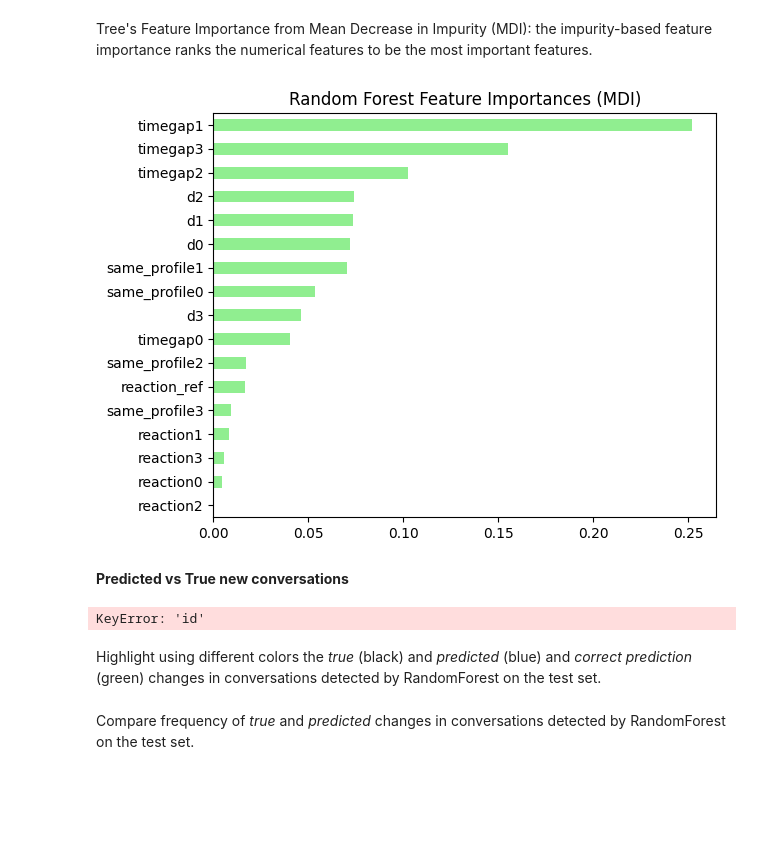
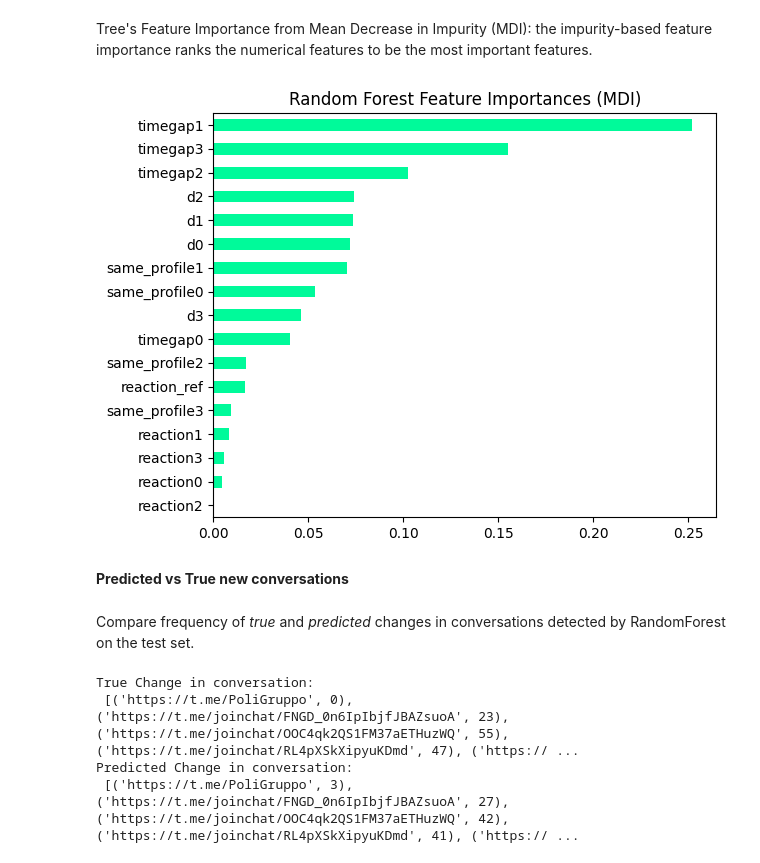
Before and after one commit to amirmosio/telegram-event-detection, a Jupyter notebook: data_analysis/result_analysis.ipynb, the cells around one changed output. Saved outputs shown, nothing was run; the diff lists cells and outputs as text; code cells hidden in the pictures; blank space fills up the shorter version.

```diff
--- a/data_analysis/result_analysis.ipynb
+++ b/data_analysis/result_analysis.ipynb
@@ -108,22 +110,13 @@ Tree's Feature Importance from Mean Decrease in Impurity (MDI): the impurity-bas
 # %%
 feature_names = X_train.columns
 
 mdi_importances = pd.Series(
     model[-1].feature_importances_, index=feature_names
 ).sort_values(ascending=True)
-ax = mdi_importances.plot.barh(color = 'lightgreen')
+ax = mdi_importances.plot.barh(color = '#00FA9A')
 ax.set_title("Random Forest Feature Importances (MDI)")
 ax.figure.tight_layout()
 # %% [output]
-[figure, old version]
+[figure, new version]
 # %% [markdown]
 **Predicted vs True new conversations**
-# %%
-df = pd.read_csv('new_conversation.csv')
-X_test = pd.read_csv('X_test.csv')
-X = pd.concatenate([X_test, y_test], axis = 1)
-subset_df = pd.merge(X, df, on='id', how='inner')
-# %% [output]
-KeyError: 'id'
-# %% [markdown]
-Highlight using different colors the *true* (black) and *predicted* (blue) and *correct prediction* (green) changes in conversations detected by RandomForest on the test set.
@@ -183 +140,9 @@ Compare frequency of *true* and *predicted* changes in conversations detected by
+# %%
+print('True Change in conversation:\n', true_drifts)
+print('Predicted Change in conversation:\n', predicted_drifts)
+# %% [output]
+True Change in conversation:
+ [('https://t.me/PoliGruppo', 0), ('https://t.me/joinchat/FNGD_0n6IpIbjfJBAZsuoA', 23), ('https://t.me/joinchat/OOC4qk2QS1FM37aETHuzWQ', 55), ('https://t.me/joinchat/RL4pXSkXipyuKDmd', 47), ('https:// ...
+Predicted Change in conversation:
+ [('https://t.me/PoliGruppo', 3), ('https://t.me/joinchat/FNGD_0n6IpIbjfJBAZsuoA', 27), ('https://t.me/joinchat/OOC4qk2QS1FM37aETHuzWQ', 42), ('https://t.me/joinchat/RL4pXSkXipyuKDmd', 41), ('https:// ...
 # %%
```
Also changed, not shown: parts of 8 cells of this notebook.
